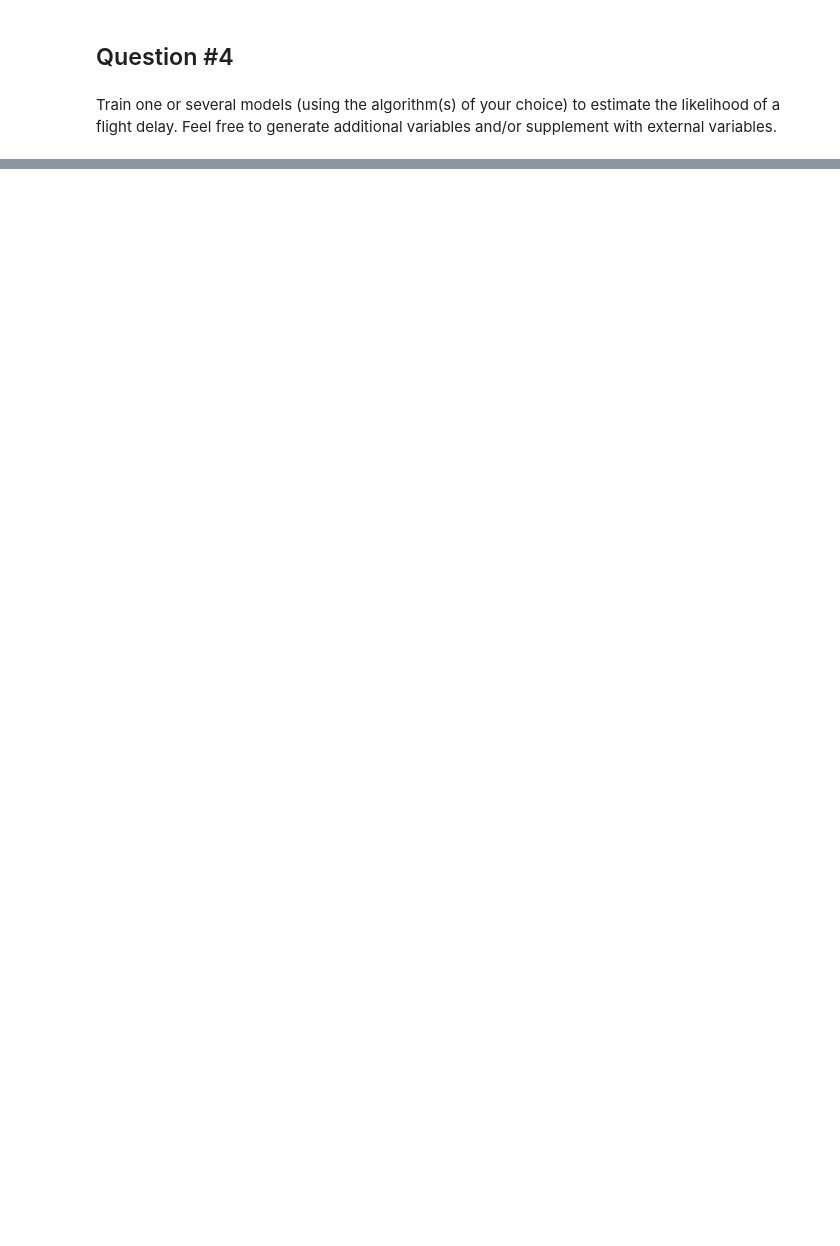
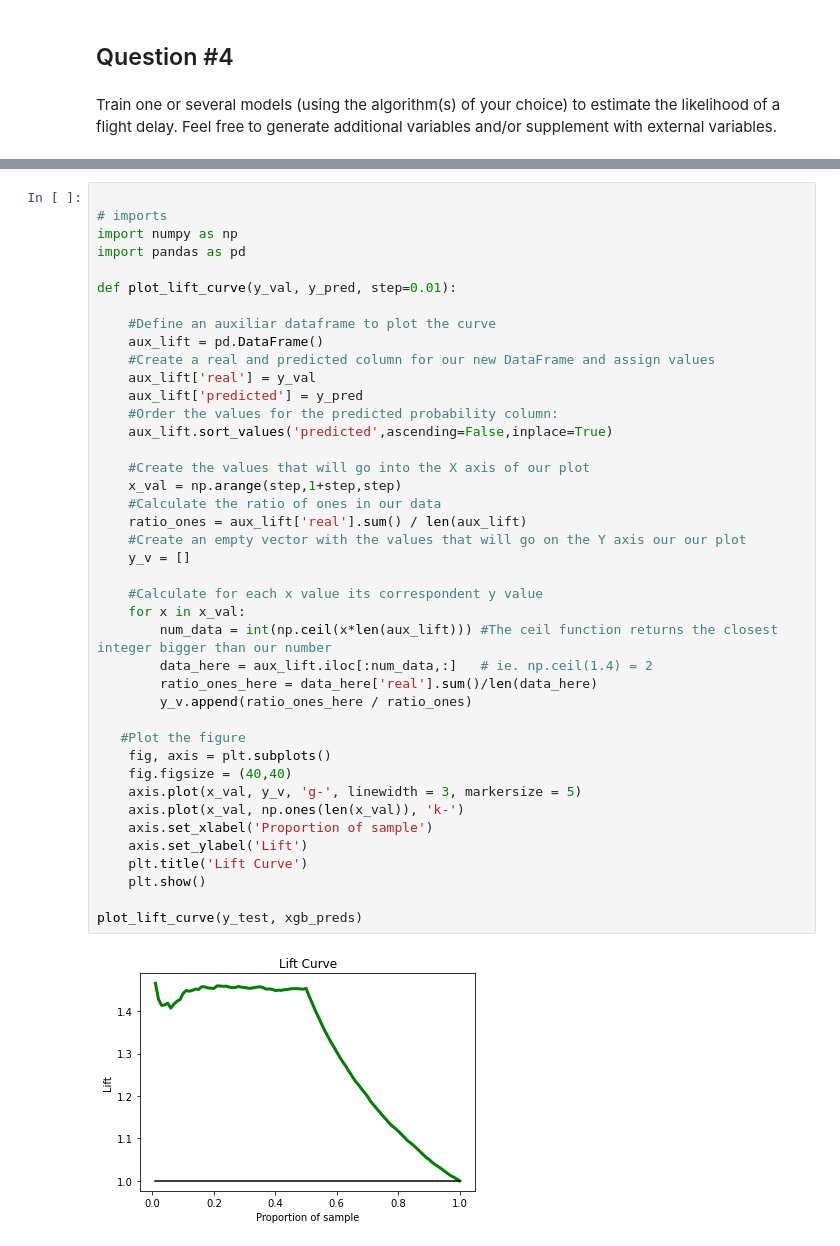
Before and after one commit to almendradelmoral/Challenge-Data-Scientist-Almendra-del-Moral, a Jupyter notebook: solution.ipynb, the cells around one changed output, grey strips where cells are left out. Cells and saved outputs as stored; diff of their text form; blank space fills up the shorter version.

```diff
--- a/solution.ipynb
+++ b/solution.ipynb
@@ -583,2 +671,45 @@ plt.show()
+# %%
+
+# imports
+import numpy as np
+import pandas as pd
+
+def plot_lift_curve(y_val, y_pred, step=0.01):
+
+    #Define an auxiliar dataframe to plot the curve
+    aux_lift = pd.DataFrame()
+    #Create a real and predicted column for our new DataFrame and assign values
+    aux_lift['real'] = y_val
+    aux_lift['predicted'] = y_pred
+    #Order the values for the predicted probability column:
+    aux_lift.sort_values('predicted',ascending=False,inplace=True)
+
+    #Create the values that will go into the X axis of our plot
+    x_val = np.arange(step,1+step,step)
+    #Calculate the ratio of ones in our data
+    ratio_ones = aux_lift['real'].sum() / len(aux_lift)
+    #Create an empty vector with the values that will go on the Y axis our our plot
+    y_v = []
+
+    #Calculate for each x value its correspondent y value
+    for x in x_val:
+        num_data = int(np.ceil(x*len(aux_lift))) #The ceil function returns the closest integer bigger than our number
+        data_here = aux_lift.iloc[:num_data,:]   # ie. np.ceil(1.4) = 2
+        ratio_ones_here = data_here['real'].sum()/len(data_here)
+        y_v.append(ratio_ones_here / ratio_ones)
+
+   #Plot the figure
+    fig, axis = plt.subplots()
+    fig.figsize = (40,40)
+    axis.plot(x_val, y_v, 'g-', linewidth = 3, markersize = 5)
+    axis.plot(x_val, np.ones(len(x_val)), 'k-')
+    axis.set_xlabel('Proportion of sample')
+    axis.set_ylabel('Lift')
+    plt.title('Lift Curve')
+    plt.show()
+
+plot_lift_curve(y_test, xgb_preds)
+# %% [output]
+[figure, added]
 # %%
 pd.set_option('max_row', None)
```
Also changed, not shown: parts of 15 cells of this notebook.
